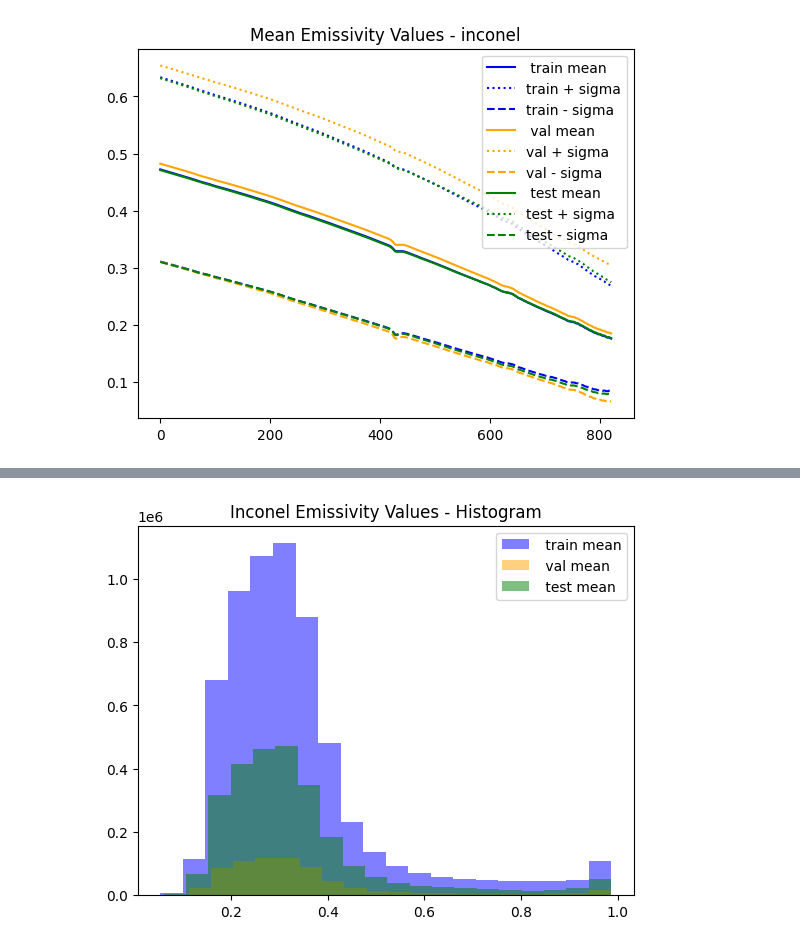
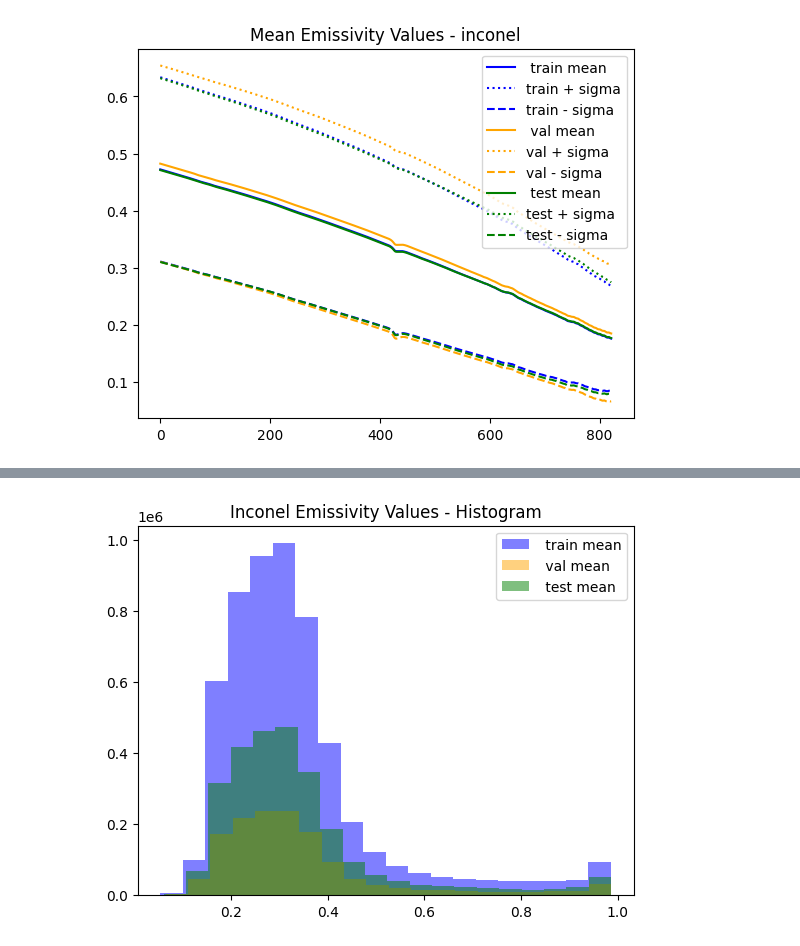
Before and after one commit to lukagrbcic/DLPhotonicSurfaces, a Jupyter notebook: TNN/data_analysis/inconel_ss_train_val_test.ipynb, the cells around one changed output, grey strips where cells are left out. Drawn from its saved outputs; the diff is of its cells as text; code cells hidden in the pictures.

```diff
--- a/TNN/data_analysis/inconel_ss_train_val_test.ipynb
+++ b/TNN/data_analysis/inconel_ss_train_val_test.ipynb
@@ -21,30 +21,30 @@ x test: 20326 samples
 # %%
 train_output_path = '/home/vpatro/TNN_data/inconel_data/input_train_data.npy'
 train_input_path = '/home/vpatro/TNN_data/inconel_data/output_train_data.npy'
 test_input_path = '/home/vpatro/TNN_data/inconel_data/output_test_data.npy'
 
 train_output = np.load(train_output_path)
 train_input = np.load(train_input_path)
 x_test = np.load(test_input_path)
 
 x_train, x_val, y_train, y_val = train_test_split(train_input,
                                                             train_output,
-                                                            test_size=0.1,
+                                                            test_size=0.2,
                                                             shuffle=False,
                                                             random_state=23)
 
 
 plt.hist(x_train.flatten(), label = ' train mean', color = 'blue', alpha=0.5, bins=20)
 
 plt.hist(x_val.flatten(), label = ' val mean', color = 'orange', alpha=0.5, bins=20)
 
 plt.hist(x_test.flatten(), label = ' test mean', color = 'green', alpha=0.5, bins=20)
 
 plt.title(f'Inconel Emissivity Values - Histogram')
 plt.legend()
 plt.show()
 # %% [output]
-[figure, old version]
+[figure, new version]
 # %%
 train_output_path = '/home/vpatro/TNN_data/ss_data/input_train_data.npy'
 train_input_path = '/home/vpatro/TNN_data/ss_data/output_train_data.npy'
```
Also changed, not shown: parts of 6 cells of this notebook, 2 other files.
